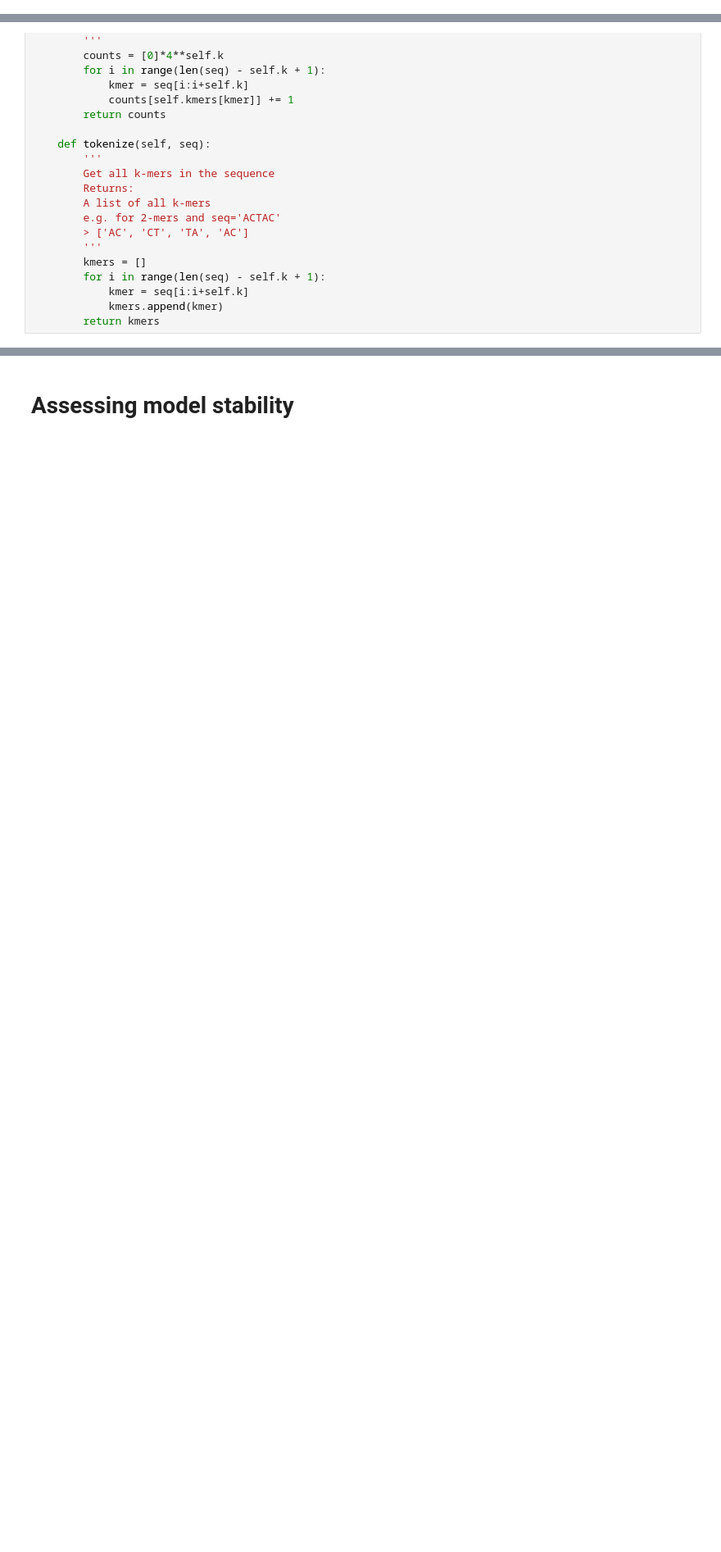
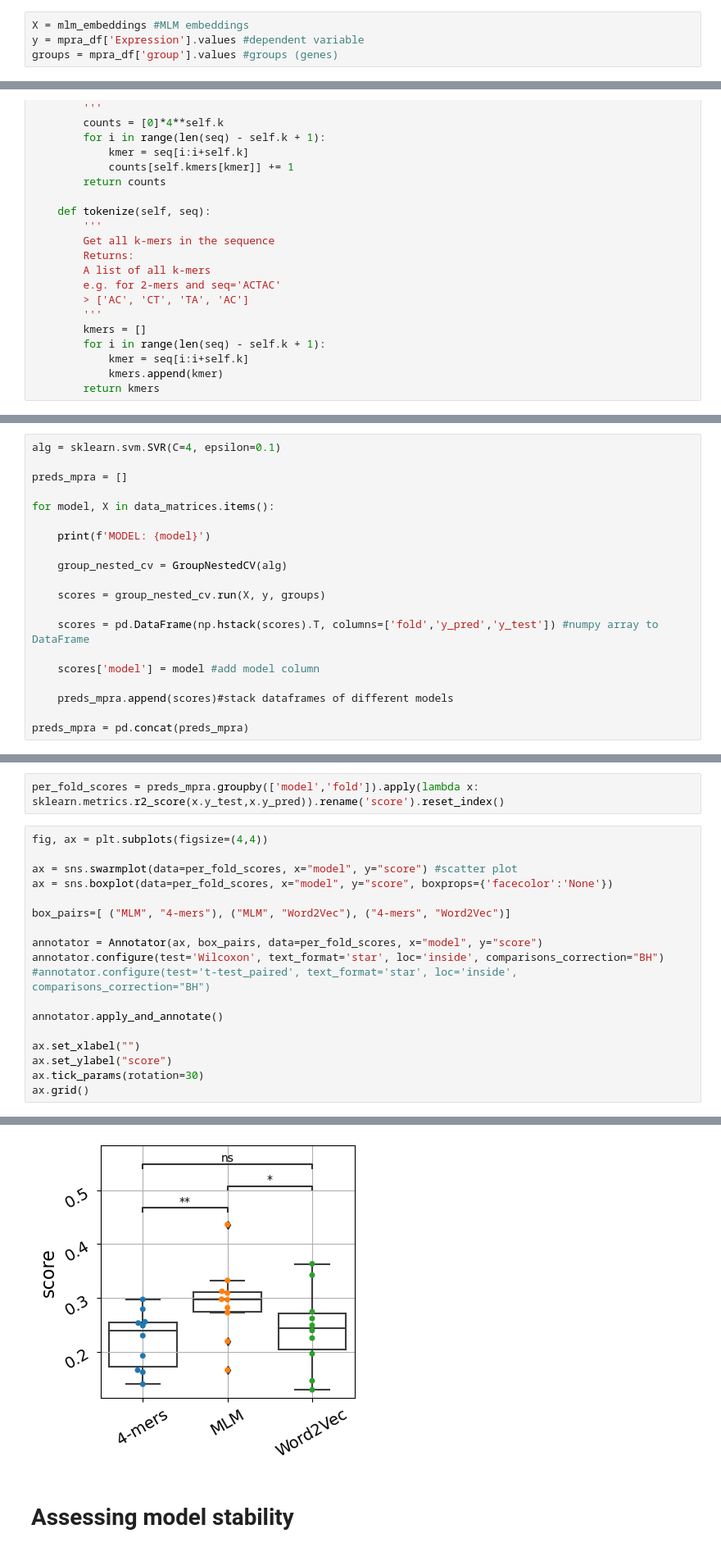
Before and after one commit to sergeyvilov/MLM, a Jupyter notebook: mammals_model/tutorial.ipynb, the cells around one changed output, grey strips where cells are left out. Shown: that part at 82% size. Drawn from its saved outputs; the diff is of its cells as text; blank space fills up the shorter version.

```diff
--- a/mammals_model/tutorial.ipynb
+++ b/mammals_model/tutorial.ipynb
@@ -290,0 +153,4 @@ M.score(X_test,y_test)
+# %%
+X = mlm_embeddings #MLM embeddings
+y = mpra_df['Expression'].values #dependent variable
+groups = mpra_df['group'].values #groups (genes)
@@ -362,0 +348,20 @@ def max_repeat_length(seq,k):
+# %%
+alg = sklearn.svm.SVR(C=4, epsilon=0.1)
+
+preds_mpra = []
+
+for model, X in data_matrices.items():
+
+    print(f'MODEL: {model}')
+
+    group_nested_cv = GroupNestedCV(alg)
+
+    scores = group_nested_cv.run(X, y, groups)
+
+    scores = pd.DataFrame(np.hstack(scores).T, columns=['fold','y_pred','y_test']) #numpy array to DataFrame
+
+    scores['model'] = model #add model column
+
+    preds_mpra.append(scores)#stack dataframes of different models
+
+preds_mpra = pd.concat(preds_mpra)
@@ -362,0 +372,21 @@ def max_repeat_length(seq,k):
+# %%
+per_fold_scores = preds_mpra.groupby(['model','fold']).apply(lambda x: sklearn.metrics.r2_score(x.y_test,x.y_pred)).rename('score').reset_index()
+# %%
+fig, ax = plt.subplots(figsize=(4,4))
+
+ax = sns.swarmplot(data=per_fold_scores, x="model", y="score") #scatter plot
+ax = sns.boxplot(data=per_fold_scores, x="model", y="score", boxprops={'facecolor':'None'})
+
+box_pairs=[ ("MLM", "4-mers"), ("MLM", "Word2Vec"), ("4-mers", "Word2Vec")]
+
+annotator = Annotator(ax, box_pairs, data=per_fold_scores, x="model", y="score")
+annotator.configure(test='Wilcoxon', text_format='star', loc='inside', comparisons_correction="BH")
+#annotator.configure(test='t-test_paired', text_format='star', loc='inside', comparisons_correction="BH")
+
+annotator.apply_and_annotate()
+
+ax.set_xlabel("")
+ax.set_ylabel("score")
+ax.tick_params(rotation=30)
+ax.grid()
+# %% [output]
@@ -363,3 +403,4 @@ def max_repeat_length(seq,k):
+[figure, added]
 # %% [markdown]
 # Assessing model stability
 # %% [markdown]
```
Also changed, not shown: parts of 69 cells of this notebook, 2 other files.
